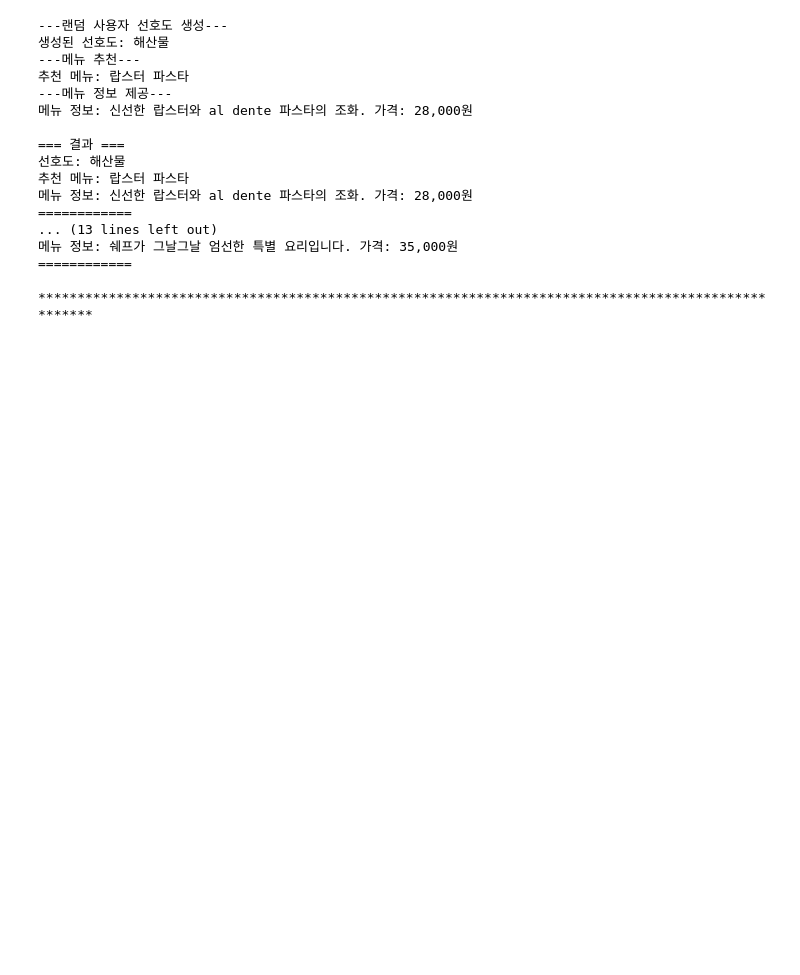
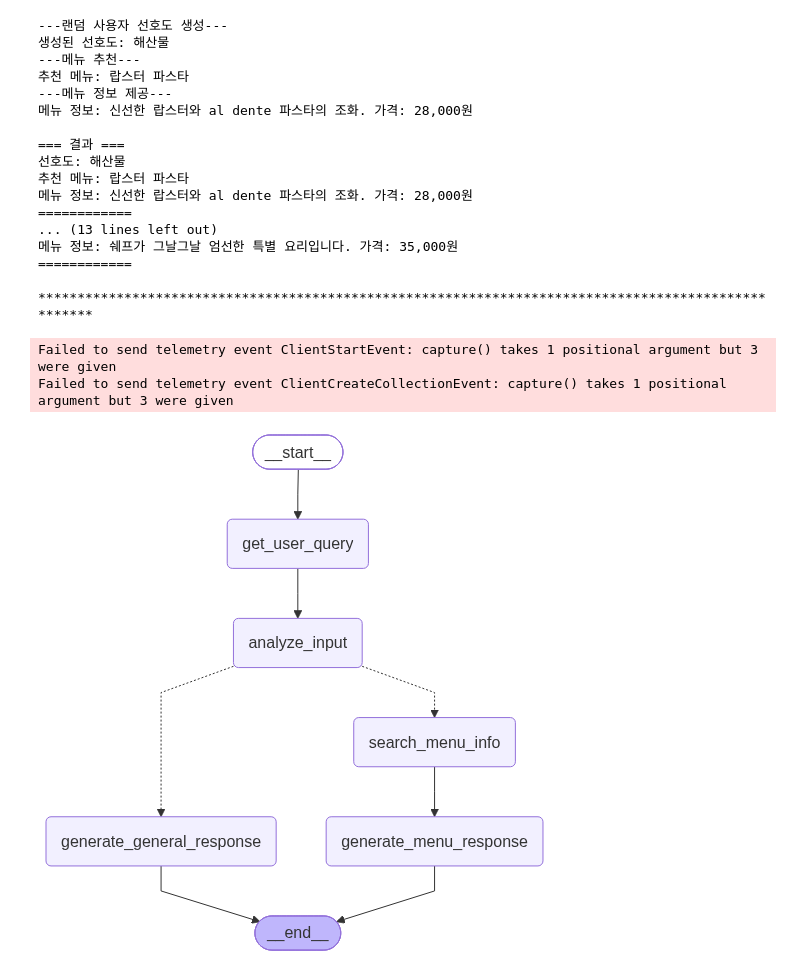
Before and after one commit to neverlish/Learned, a Jupyter notebook: llm/inflearn-aiagent-ragsystem-langgraph/03_LangGraph_StateGraph.ipynb, the cells around one changed output. Saved outputs shown, nothing was run; the diff lists cells and outputs as text; code cells hidden in the pictures; blank space fills up the shorter version.

```diff
--- a/llm/inflearn-aiagent-ragsystem-langgraph/03_LangGraph_StateGraph.ipynb
+++ b/llm/inflearn-aiagent-ragsystem-langgraph/03_LangGraph_StateGraph.ipynb
@@ -123,0 +133,15 @@ for _ in range(2):
+# %%
+from langchain_chroma import Chroma
+from langchain_ollama  import OllamaEmbeddings
+
+embeddings_model = OllamaEmbeddings(model="bge-m3")
+
+# Chroma 인덱스 로드
+vector_db = Chroma(
+    embedding_function=embeddings_model,
+    collection_name="restaurant_menu",
+    persist_directory="./chroma_db",
+)
+# %% [output]
+Failed to send telemetry event ClientStartEvent: capture() takes 1 positional argument but 3 were given
+Failed to send telemetry event ClientCreateCollectionEvent: capture() takes 1 positional argument but 3 were given
@@ -123,0 +226,40 @@ for _ in range(2):
+# %%
+from langgraph.graph import StateGraph, START, END
+
+# 그래프 구성
+builder = StateGraph(MenuState)
+
+# 노드 추가
+builder.add_node("get_user_query", get_user_query)
+builder.add_node("analyze_input", analyze_input)
+builder.add_node("search_menu_info", search_menu_info)
+builder.add_node("generate_menu_response", generate_menu_response)
+builder.add_node("generate_general_response", generate_general_response)
+
+# 엣지 추가
+builder.add_edge(START, "get_user_query")
+builder.add_edge("get_user_query", "analyze_input")
+
+# 조건부 엣지 추가
+builder.add_conditional_edges(
+    "analyze_input",
+    decide_next_step,
+    {
+        "search_menu_info": "search_menu_info",
+        "generate_general_response": "generate_general_response"
+    }
+)
+
+builder.add_edge("search_menu_info", "generate_menu_response")
+builder.add_edge("generate_menu_response", END)
+builder.add_edge("generate_general_response", END)
+
+# 그래프 컴파일
+graph = builder.compile()
+# %%
+from IPython.display import Image, display
+
+# 그래프 시각화
+display(Image(graph.get_graph().draw_mermaid_png()))
+# %% [output]
+[figure, added]
```
Also changed, not shown: parts of 4 cells of this notebook.
